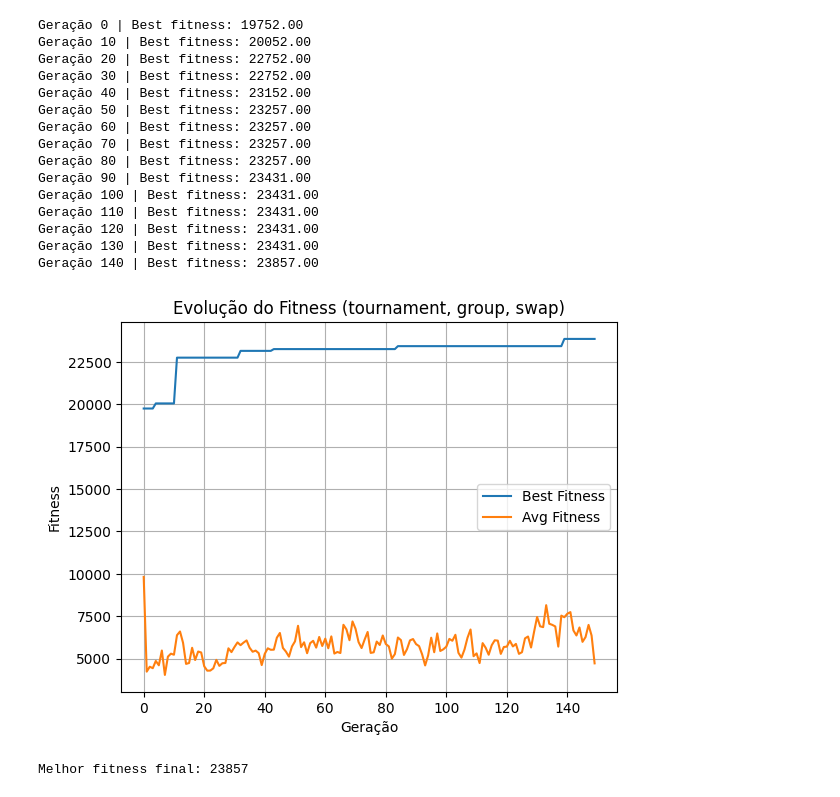
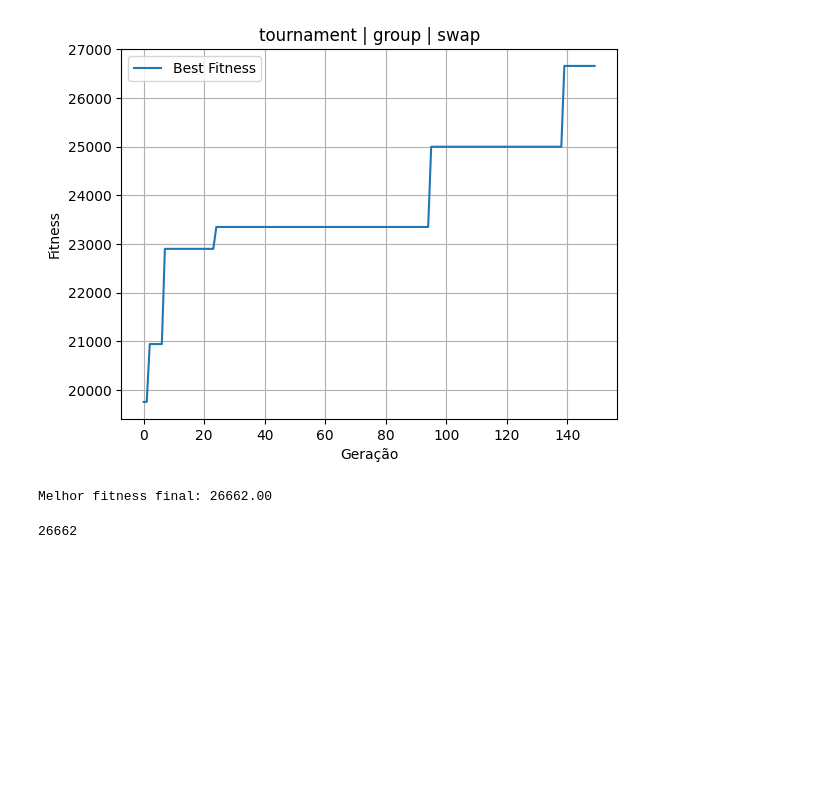
Before and after one commit to Gomsofi06/CIFO, a Jupyter notebook: notebooks/experiments.ipynb, the cells around one changed output. Drawn from its saved outputs; the diff is of its cells as text; code cells hidden in the pictures; blank space fills up the shorter version.

```diff
--- a/notebooks/experiments.ipynb
+++ b/notebooks/experiments.ipynb
@@ -89,30 +17,41 @@ def run_ga(pop_size=100, generations=200, elite_size=1, use_elitism=True,
+# %%
+def run_and_plot(pop_size, generations, elite_size, selection_type, crossover_type, mutation_type, mutation_prob=0.2, seed=None):
+    best_ind, best_score, best_fitness_per_gen = run_ga(
+        pop_size=pop_size,
+        generations=generations,
+        elite_size=elite_size,
+        use_elitism=True,
+        selection_type=selection_type,
+        crossover_type=crossover_type,
+        mutation_type=mutation_type,
+        mutation_prob=mutation_prob,
+        verbose=False,
+        seed=seed
+    )
+
+    plt.figure()
+    plt.plot(best_fitness_per_gen, label='Best Fitness')
+    plt.xlabel("Geração")
+    plt.ylabel("Fitness")
+    plt.title(f"{selection_type} | {crossover_type} | {mutation_type}")
+    plt.grid()
+    plt.legend()
+    plt.show()
+
+    print(f"Melhor fitness final: {best_score:.2f}")
+    return best_score
 # %%
-best_ind, best_score = run_ga(
+run_and_plot(
     pop_size=100,
     generations=150,
     elite_size=2,
-    use_elitism=True,
-    selection_type="tournament",     # "roulette", "ranking", "tournament"
-    crossover_type="group",          # "group", "merge"
-    mutation_type="swap",            # "swap", "one_point", "multiple_point"
+    selection_type="tournament",     # ou "roulette", "ranking"
+    crossover_type="group",          # ou "merge"
+    mutation_type="swap",            # ou "one_point", "multiple_point"
+    mutation_prob=0.2,
     seed=42
 )
-print("Melhor fitness final:", best_score)
 # %% [output]
+[figure, new version]
-Geração 0 | Best fitness: 19752.00
-Geração 10 | Best fitness: 20052.00
-Geração 20 | Best fitness: 22752.00
-Geração 30 | Best fitness: 22752.00
-Geração 40 | Best fitness: 23152.00
-Geração 50 | Best fitness: 23257.00
-Geração 60 | Best fitness: 23257.00
-Geração 70 | Best fitness: 23257.00
-Geração 80 | Best fitness: 23257.00
-Geração 90 | Best fitness: 23431.00
-Geração 100 | Best fitness: 23431.00
-Geração 110 | Best fitness: 23431.00
-Geração 120 | Best fitness: 23431.00
-Geração 130 | Best fitness: 23431.00
-Geração 140 | Best fitness: 23857.00
+Melhor fitness final: 26662.00
-[figure, old version]
-Melhor fitness final: 23857
+26662
```
Also changed, not shown: parts of 2 cells of this notebook, 15 other files.
